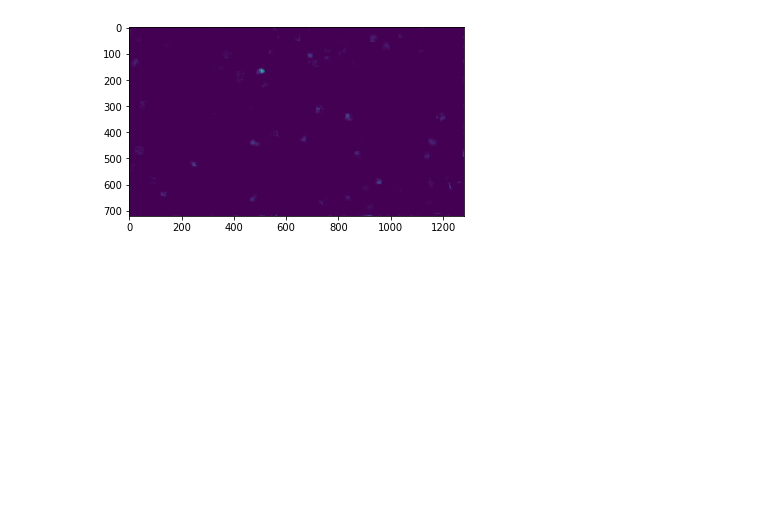
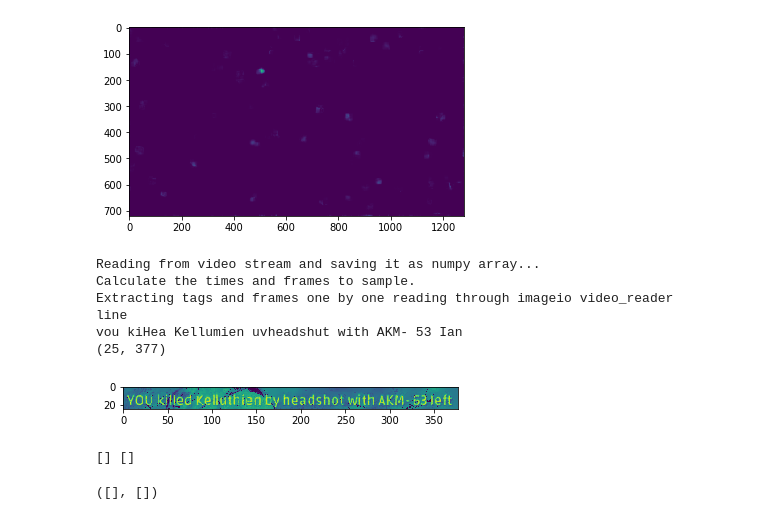
Before and after one commit to shabazbpatel/model-ocr-digits, a Jupyter notebook: src/ocr.ipynb, the cells around one changed output. Drawn from its saved outputs; the diff is of its cells as text; code cells hidden in the pictures; blank space fills up the shorter version.

```diff
--- a/src/ocr.ipynb
+++ b/src/ocr.ipynb
@@ -748,7 +749,7 @@ def extract_text(image, ratio=[0.697,0.744,0.468,0.534]):
     x1 = int(image.shape[1] * ratio[2])
     x2 = int(image.shape[1] * ratio[3])
     image = image[y1:y2, x1:x2]
-    image = Image.fromarray(image)
+    image = Image.fromarray(np.uint8(image))
 
     basewidth = 1000
     wpercent = (basewidth / float(image.size[0]))
@@ -792,10 +793,10 @@ def extract_text_otsu(image, ratio=[0.697,0.744,0.468,0.534]):
     x1 = int(image.shape[1] * ratio[2])
     x2 = int(image.shape[1] * ratio[3])
     image = image[y1:y2, x1:x2]
-    image = cv2.cvtColor(image, cv2.COLOR_BGR2GRAY)
+#     image = cv2.cvtColor(image, cv2.COLOR_BGR2GRAY)
     image = cv2.resize(image,(70,70), interpolation = cv2.INTER_CUBIC)
     blur = cv2.GaussianBlur(image,(5,5),0)
-    ret,th = cv2.threshold(copy.copy(blur),0,255,cv2.THRESH_BINARY+cv2.THRESH_OTSU)
+    ret,th = cv2.threshold(copy.copy(np.uint8(blur)),0,255,cv2.THRESH_BINARY+cv2.THRESH_OTSU)
 
     image = Image.fromarray(np.uint8(th))
     text = pytesseract.image_to_string(image)
@@ -947,8 +929,7 @@ def index_images_from_stream(stream_url, delay, ocr_extraction=True):
                         print type(frame)
                         frame = np.asarray(frame)
                         frame = Image.fromarray(frame)
-                        print type(frame)
-                        frame = frame.convert('L')
+                        frame = frame.convert('1')
                         frame = np.asarray(frame)
                         if len(prev_frames) != max_length:
                             prev_frames.append(frame)
@@ -961,7 +942,6 @@ def index_images_from_stream(stream_url, delay, ocr_extraction=True):
 #                             print "number of kills"
 #                             ratio = [0.697,0.744,0.468,0.534]
 #                             ratio = [0.028,0.062,0.94,0.9541]
-                            print "line"
                             ratio = [0.6638,0.6986,0.3539,0.6484]
                             print extract_text(new_frame,ratio=ratio)
                             print extract_text_otsu(new_frame,ratio=ratio)
@@ -1040,7 +1020,7 @@ cv2.destroyAllWindows()
 # %% [output]
 [figure]
 # %%
-# Taking intersection over few previous frames
+# Taking intersection over few previous frames - result with more frames and gives bad result
 import imageio
 import math
 import numpy as np
@@ -1070,52 +1050,56 @@ def index_images_from_stream(stream_url, delay, ocr_extraction=True):
             frame_indices = [int(math.floor(float(frame_time) / delta)) for frame_time in frame_times]
 
             print "Extracting tags and frames one by one reading through imageio video_reader"
-
-
             ocr_response_frames = []
             ocr_frame_times = []
             prev_frame_index = []
             prev_frames = []
-            max_length = 5
+            max_length = 2
             try:
                 for ind, frame in enumerate(video_reader):
                     sampled_frame = []
                     if ind in frame_indices:
                         frame_time = frame_times[frame_indices.index(ind)]
-                        print type(frame)
                         frame = np.asarray(frame)
-                        frame = Image.fromarray(frame)
-                        print type(frame)
-                        frame = frame.convert('L')
-                        frame = np.asarray(frame)
+                        frame = cv2.cvtColor( frame, cv2.COLOR_RGB2GRAY )
                         if len(prev_frames) != max_length:
                             prev_frames.append(frame)
                         else:
                             prev_frames = prev_frames[1:]+[frame]
                         new_frame = copy.copy(frame)
                         if frame_time == 25.0:
                             for prev_frame in prev_frames[:max_length]:
                                 new_frame &=prev_frame
                             print "line"
                             ratio = [0.6638,0.6986,0.3539,0.6484]
                             print extract_text(new_frame,ratio=ratio)
-                            print extract_text_otsu(new_frame,ratio=ratio)
                             new_frame = np.asarray(new_frame)
                             y1 = int(new_frame.shape[0] * ratio[0])
                             y2 = int(new_frame.shape[0] * ratio[1])
                             x1 = int(new_frame.shape[1] * ratio[2])
                             x2 = int(new_frame.shape[1] * ratio[3])
                             new_frame = new_frame[y1:y2, x1:x2]
+                            print new_frame.shape
                             plt.imshow(new_frame)
                             plt.show()
                             break
             except Exception as e:
                 print e
                 print "There was an error reading a frame. Other frames available in sampled_frames."
 
             print ocr_response_frames, ocr_frame_times
 
             return ocr_response_frames, ocr_frame_times
 
 stream_url = 'http://d1playscdntv-a.akamaihd.net/video/GvaagNrIs0F/processed/720H.mp4'
 index_images_from_stream(stream_url, 1000, ocr_extraction=True)
+# %% [output]
+Reading from video stream and saving it as numpy array...
+Calculate the times and frames to sample.
+Extracting tags and frames one by one reading through imageio video_reader
+line
+vou kiHea Kellumien uvheadshut with AKM- 53 Ian
+(25, 377)
+[figure, added]
+[] []
+([], [])
```
Also changed, not shown: parts of 7 cells of this notebook.
